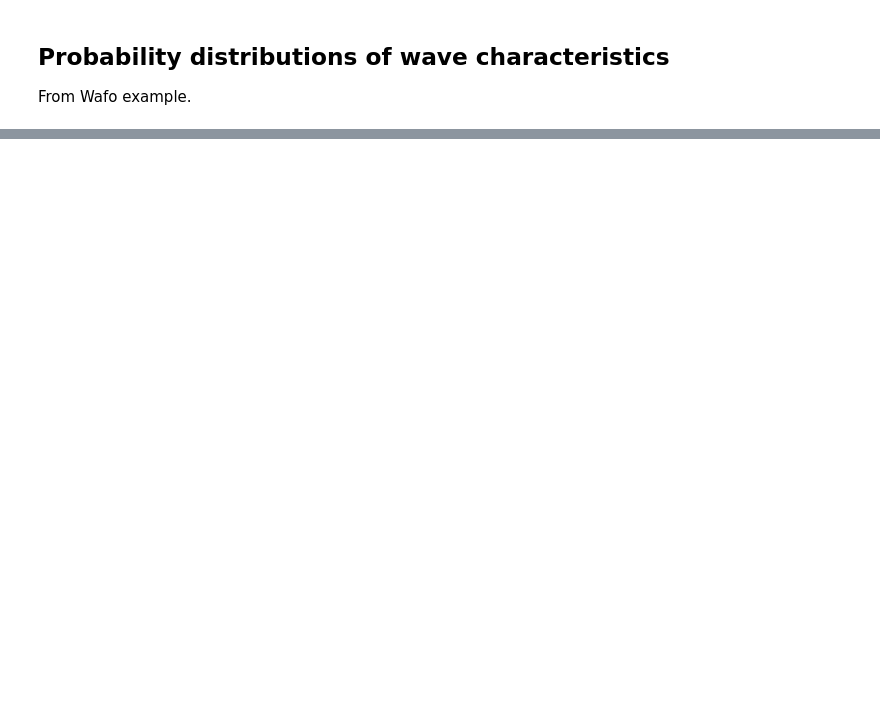
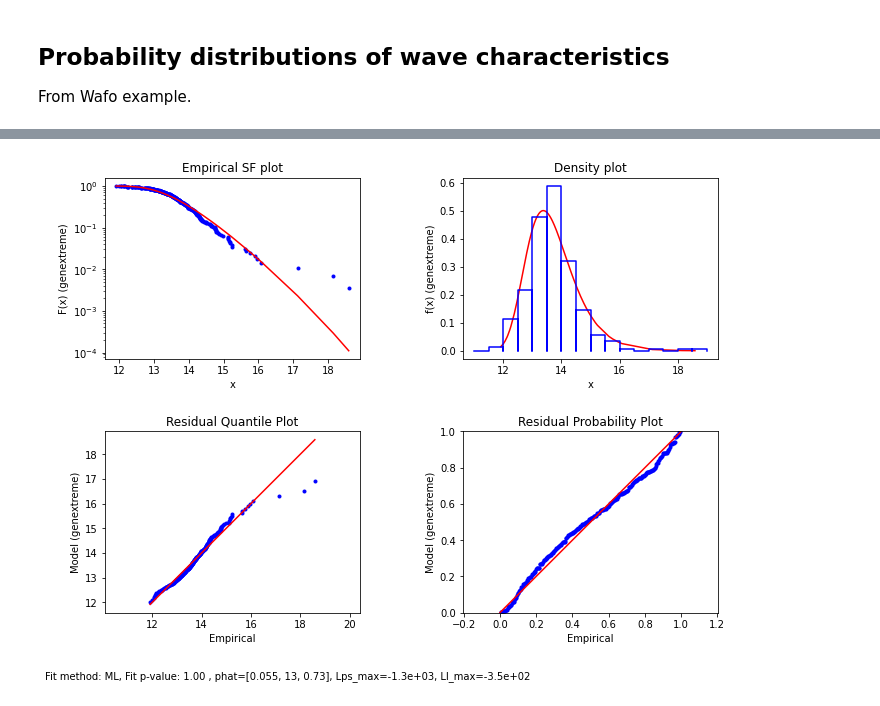
Before and after one commit to famiuer/EnvironmentalStudy, a Jupyter notebook: Examples/3 Wave.ipynb, the cells around one changed output, grey strips where cells are left out. Drawn from its saved outputs; the diff is of its cells as text; code cells hidden in the pictures; blank space fills up the shorter version.

```diff
--- a/Examples/3 Wave.ipynb
+++ b/Examples/3 Wave.ipynb
@@ -180,0 +228,6 @@ plt.axis([0, 10, 0, 0.35])
+# %%
+import wafo.stats as ws
+phat = ws.genextreme.fit2(maxyura, method='ml')
+phat.plotfitsummary()
+# %% [output]
+[figure, added]
```
Also changed, not shown: parts of 7 cells of this notebook.
